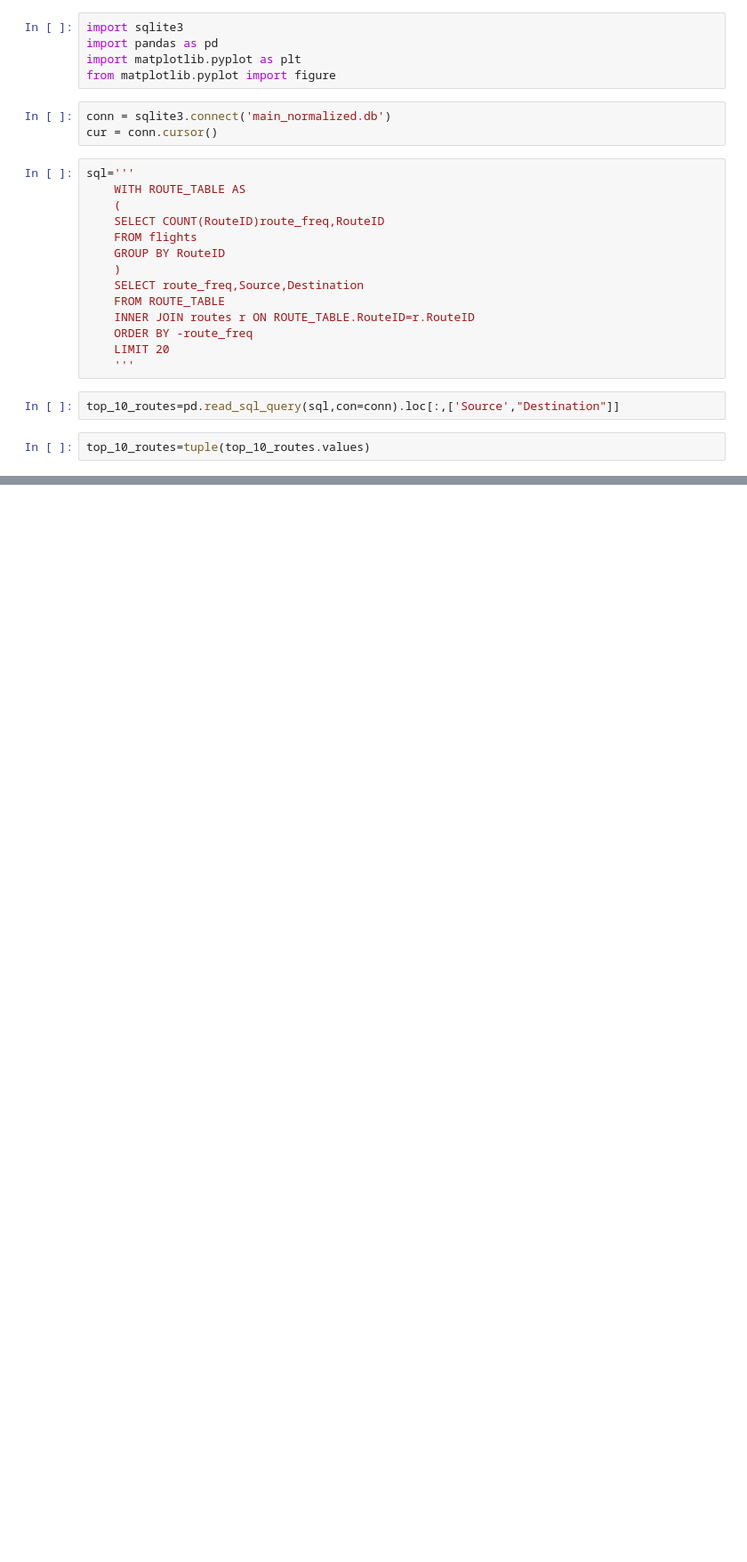
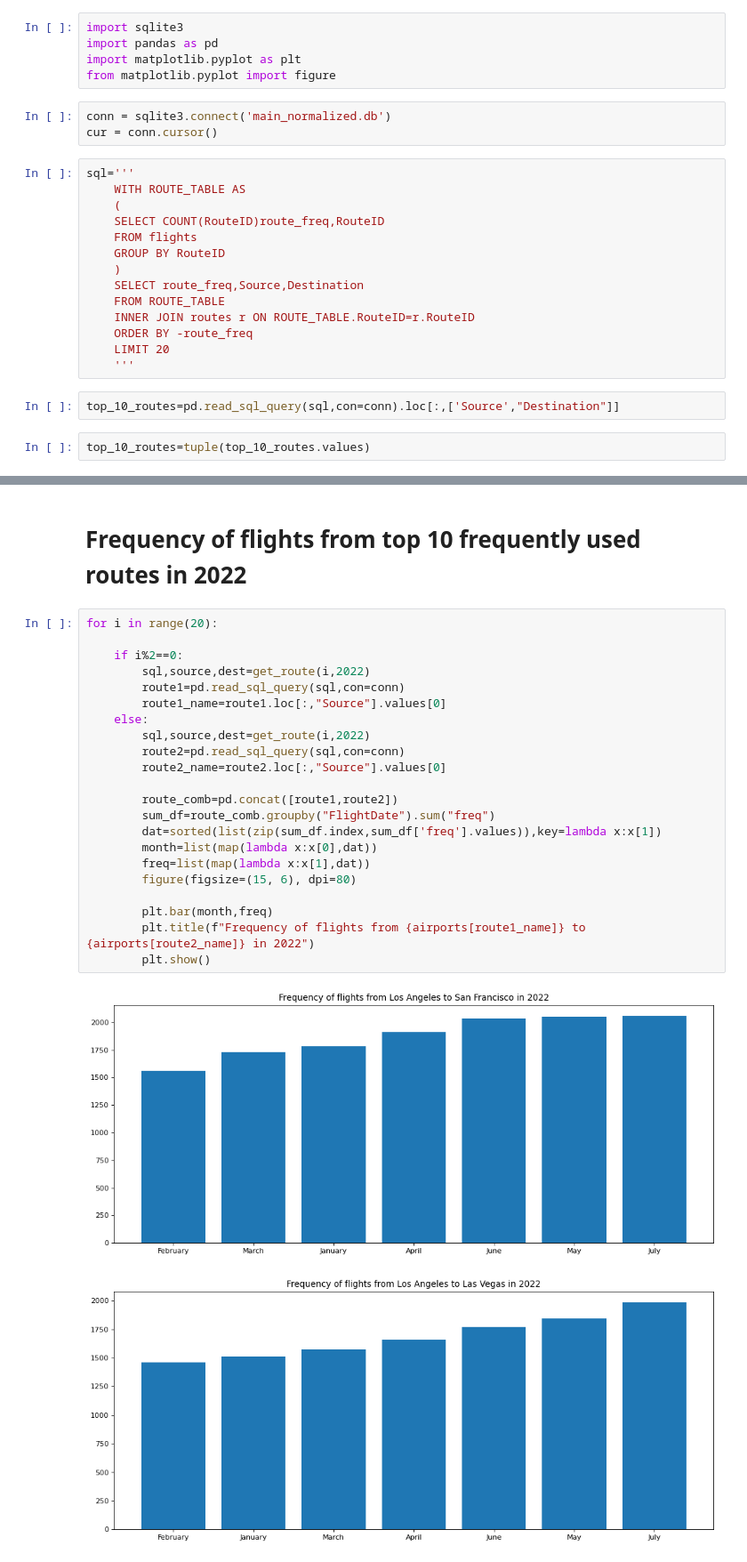
Before and after one commit to billodalroy/flight-delay-prediction, a Jupyter notebook: Final_project_analysis-V2.ipynb, the cells around one changed output, grey strips where cells are left out. Shown at 89% size. Cells and saved outputs as stored; diff of their text form; blank space fills up the shorter version.

```diff
--- a/Final_project_analysis-V2.ipynb
+++ b/Final_project_analysis-V2.ipynb
@@ -84,0 +99,27 @@ for i in range(20):
+# %% [markdown]
+# Frequency of flights from top 10 frequently used routes in 2022
+# %%
+for i in range(20):
+
+    if i%2==0:
+        sql,source,dest=get_route(i,2022)
+        route1=pd.read_sql_query(sql,con=conn)
+        route1_name=route1.loc[:,"Source"].values[0]
+    else:
+        sql,source,dest=get_route(i,2022)
+        route2=pd.read_sql_query(sql,con=conn)
+        route2_name=route2.loc[:,"Source"].values[0]
+
+        route_comb=pd.concat([route1,route2])
+        sum_df=route_comb.groupby("FlightDate").sum("freq")
+        dat=sorted(list(zip(sum_df.index,sum_df['freq'].values)),key=lambda x:x[1])
+        month=list(map(lambda x:x[0],dat))
+        freq=list(map(lambda x:x[1],dat))
+        figure(figsize=(15, 6), dpi=80)
+
+        plt.bar(month,freq)
+        plt.title(f"Frequency of flights from {airports[route1_name]} to {airports[route2_name]} in 2022")
+        plt.show()
+# %% [output]
+[figure, added]
+[figure, added]
```
Also changed, not shown: parts of 7 cells of this notebook.
